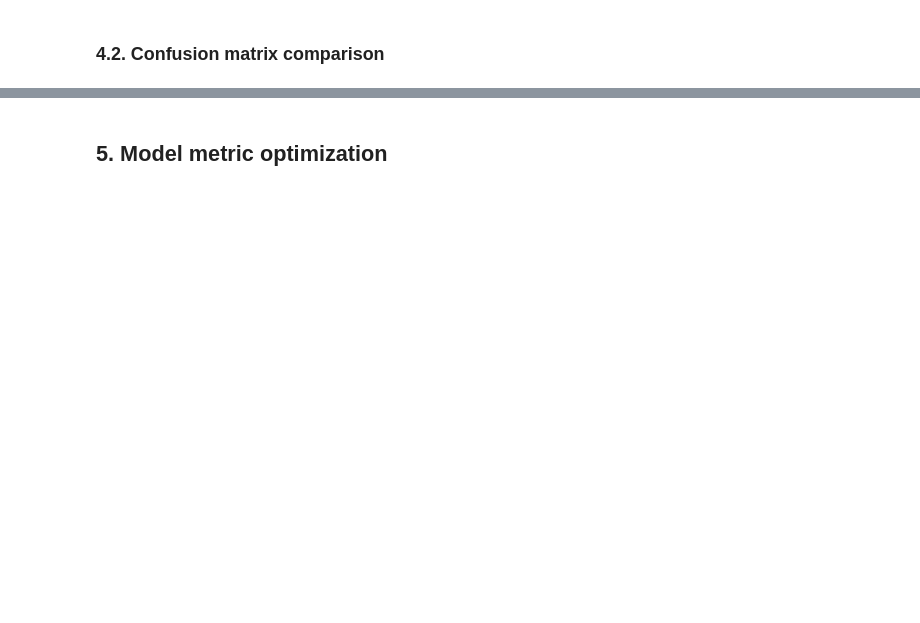
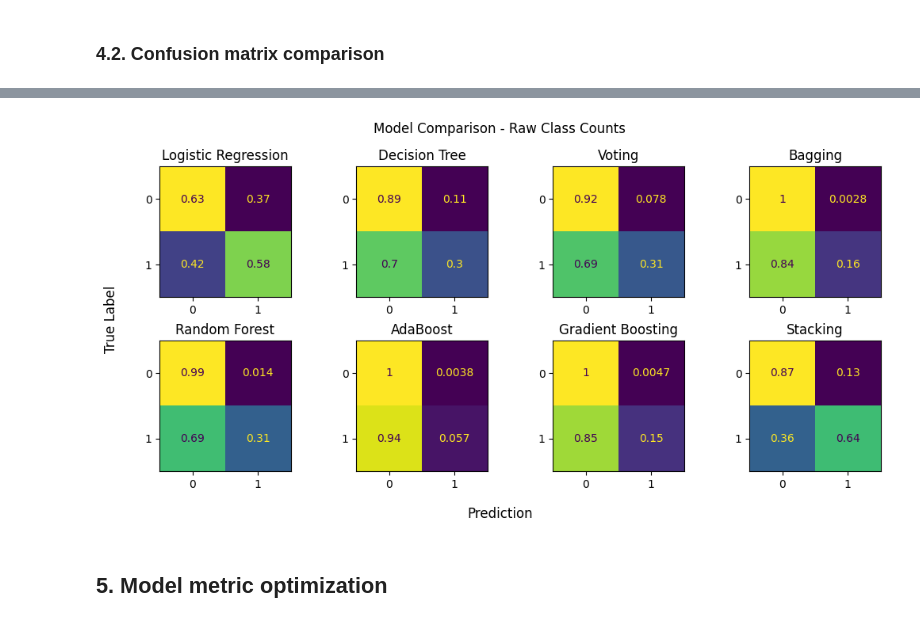
Before and after one commit to gperdrizet/fullstack-2605, a Jupyter notebook: unit-3/lesson-21/lesson-21-demo.ipynb, the cells around one changed output, grey strips where cells are left out. Drawn from its saved outputs; the diff is of its cells as text; code cells hidden in the pictures; blank space fills up the shorter version.

```diff
--- a/unit-3/lesson-21/lesson-21-demo.ipynb
+++ b/unit-3/lesson-21/lesson-21-demo.ipynb
@@ -242,7 +236,7 @@ Scikit-learn [Random Forest Classifier](https://scikit-learn.org/stable/modules/
 # %%
 # Create random forest classifier
 rf_clf = RandomForestClassifier(
-    n_estimators=100,
+    n_estimators=500,
     random_state=315,
     oob_score=True,
     class_weight='balanced'
@@ -473,29 +483,32 @@ plt.show()
 # %%
 ncols = 4
 nrows = 2
 
 fig, axes = plt.subplots(nrows=nrows, ncols=ncols, figsize=(ncols*2.6, nrows*2.6))
 axes = axes.flatten()
 
 fig.suptitle('Model Comparison - Raw Class Counts')
 fig.supylabel('True Label')
-fig.supxlabel('Predction')
+fig.supxlabel('Prediction')
 
 for i, (model_name, pred) in enumerate(zip(results['Model'], results['Predictions'])):
 
     disp = ConfusionMatrixDisplay.from_predictions(
         test_df['target'],
         pred,
         ax=axes[i],
-        colorbar=False
+        colorbar=False,
+        normalize='true'
     )
 
     axes[i].set_title(model_name)
     axes[i].set_xlabel('')
     axes[i].set_ylabel('')
 
 plt.tight_layout()
 plt.show()
+# %% [output]
+[figure, added]
 # %% [markdown]
 ## 5. Model metric optimization
 # %%
```
Also changed, not shown: parts of 15 cells of this notebook.
